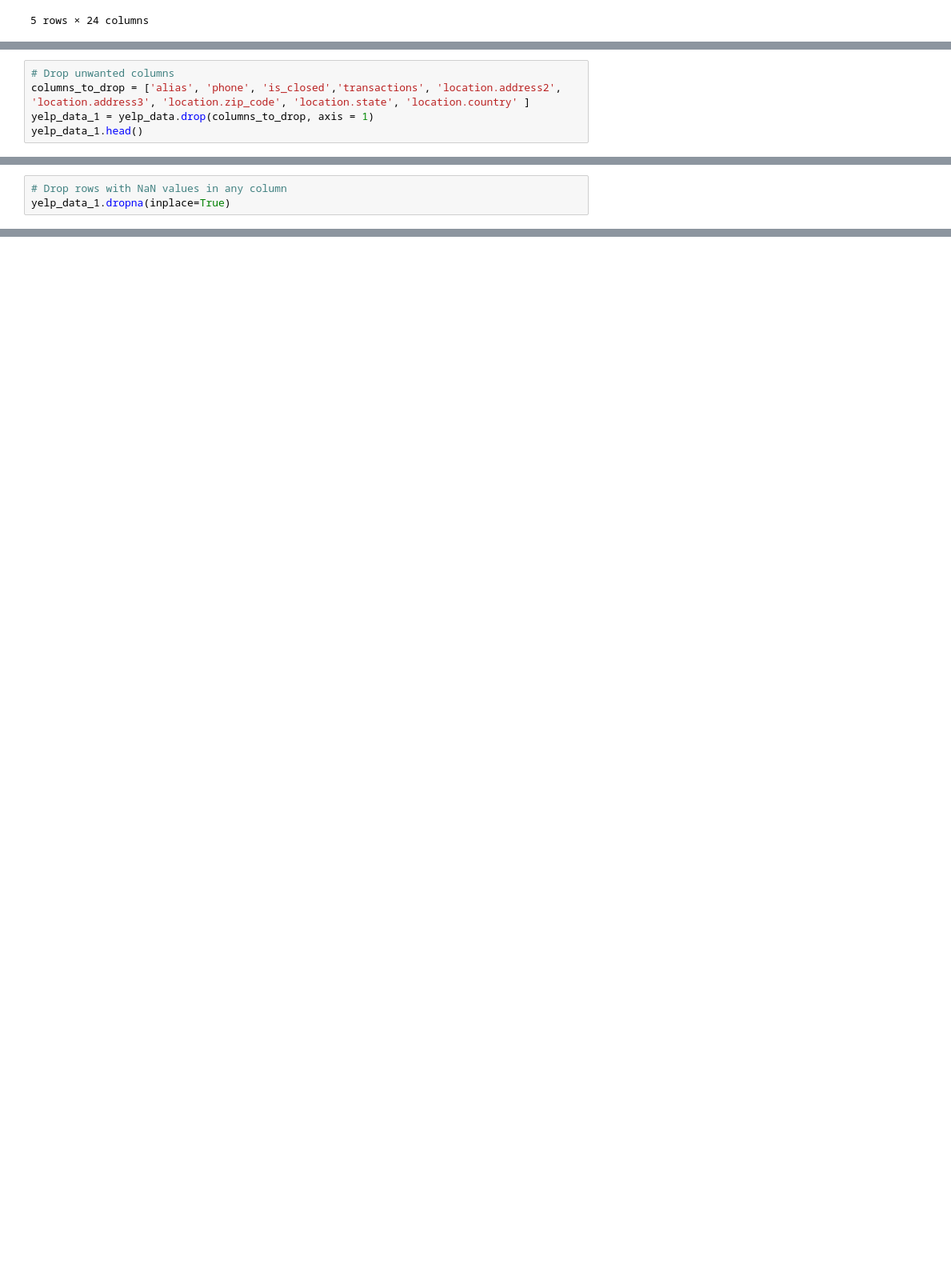
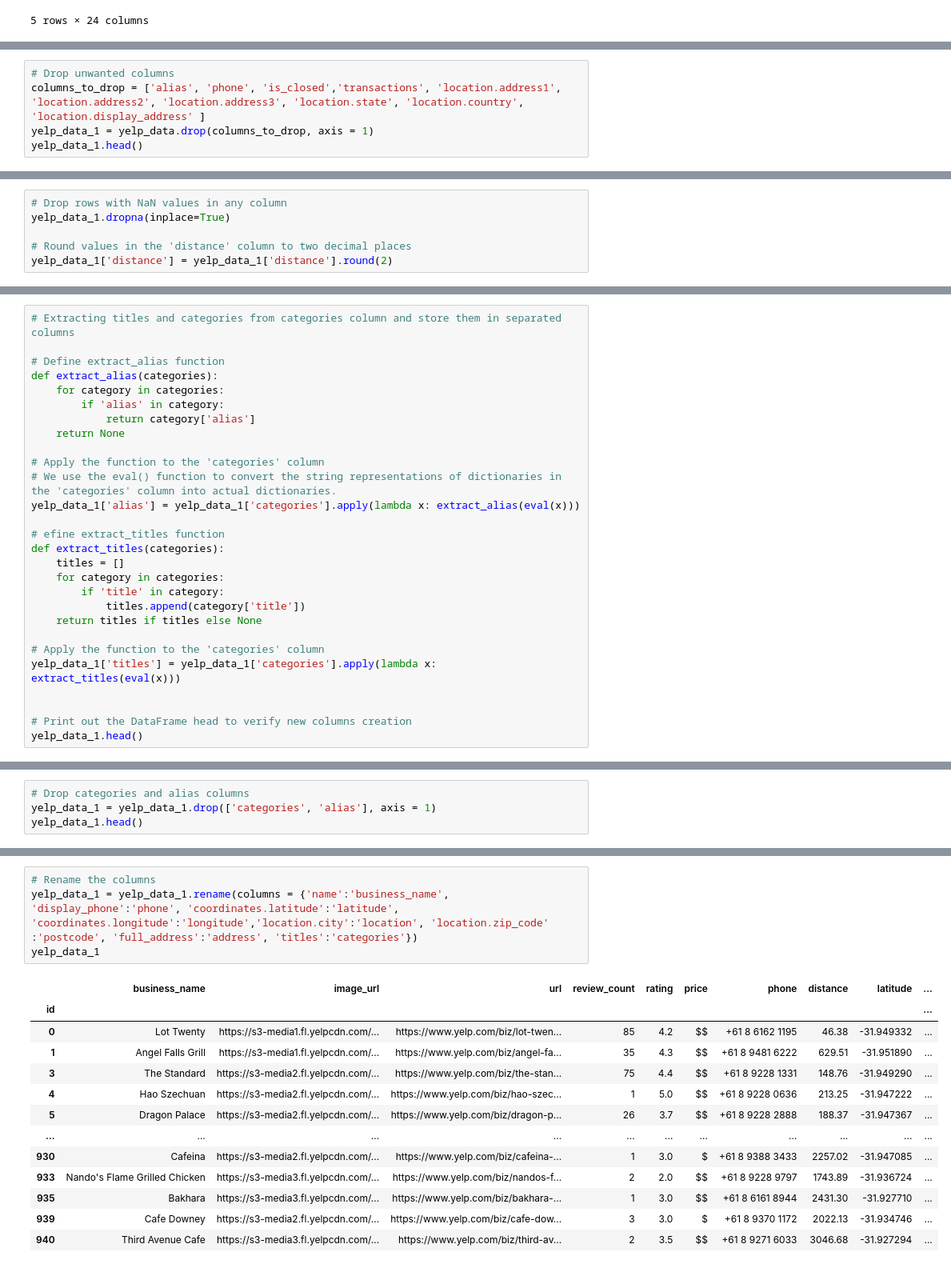
Before and after one commit to Shivabajelan/Perth-Restaurant-Explorer-Mapping-Insights-Analysing-Trends, a Jupyter notebook: data_cleaning.ipynb, the cells around one changed output, grey strips where cells are left out. Shown at 80% size. Saved outputs shown, nothing was run; the diff lists cells and outputs as text; blank space fills up the shorter version.

Commit message:
data got cleaned and database connection done

```diff
--- a/data_cleaning.ipynb
+++ b/data_cleaning.ipynb
@@ -43,6 +76,6 @@ yelp_data.set_index('id', inplace=True)
 # %%
 # Drop unwanted columns
-columns_to_drop = ['alias', 'phone', 'is_closed','transactions', 'location.address2', 'location.address3', 'location.zip_code', 'location.state', 'location.country' ]
+columns_to_drop = ['alias', 'phone', 'is_closed','transactions', 'location.address1', 'location.address2', 'location.address3', 'location.state', 'location.country', 'location.display_address' ]
 yelp_data_1 = yelp_data.drop(columns_to_drop, axis = 1)
 yelp_data_1.head()
 # %% [output]
@@ -56,3 +89,6 @@ yelp_data_1.head()
 # %%
 # Drop rows with NaN values in any column
 yelp_data_1.dropna(inplace=True)
+
+# Round values in the 'distance' column to two decimal places
+yelp_data_1['distance'] = yelp_data_1['distance'].round(2)
@@ -78,0 +95,28 @@ memory usage: 62.1+ KB
+# %%
+# Extracting titles and categories from categories column and store them in separated columns
+
+# Define extract_alias function
+def extract_alias(categories):
+    for category in categories:
+        if 'alias' in category:
+            return category['alias']
+    return None
+
+# Apply the function to the 'categories' column
+# We use the eval() function to convert the string representations of dictionaries in the 'categories' column into actual dictionaries.
+yelp_data_1['alias'] = yelp_data_1['categories'].apply(lambda x: extract_alias(eval(x)))
+
+# efine extract_titles function
+def extract_titles(categories):
+    titles = []
+    for category in categories:
+        if 'title' in category:
+            titles.append(category['title'])
+    return titles if titles else None
+
+# Apply the function to the 'categories' column
+yelp_data_1['titles'] = yelp_data_1['categories'].apply(lambda x: extract_titles(eval(x)))
+
+
+# Print out the DataFrame head to verify new columns creation
+yelp_data_1.head()
@@ -78,0 +131,4 @@ memory usage: 62.1+ KB
+# %%
+# Drop categories and alias columns
+yelp_data_1 = yelp_data_1.drop(['categories', 'alias'], axis = 1)
+yelp_data_1.head()
@@ -78,0 +153,18 @@ memory usage: 62.1+ KB
+# %%
+# Rename the columns
+yelp_data_1 = yelp_data_1.rename(columns = {'name':'business_name', 'display_phone':'phone', 'coordinates.latitude':'latitude', 'coordinates.longitude':'longitude','location.city':'location', 'location.zip_code' :'postcode', 'full_address':'address', 'titles':'categories'})
+yelp_data_1
+# %% [output]
+|  | business_name | image_url | url | review_count | rating | price | phone | distance | latitude | ... |
+| id |  |  |  |  |  |  |  |  |  | ... |
+| 0 | Lot Twenty | https://s3-media1.fl.yelpcdn.com/... | https://www.yelp.com/biz/lot-twen... | 85 | 4.2 | $$ | +61 8 6162 1195 | 46.38 | -31.949332 | ... |
+| 1 | Angel Falls Grill | https://s3-media1.fl.yelpcdn.com/... | https://www.yelp.com/biz/angel-fa... | 35 | 4.3 | $$ | +61 8 9481 6222 | 629.51 | -31.951890 | ... |
+| 3 | The Standard | https://s3-media2.fl.yelpcdn.com/... | https://www.yelp.com/biz/the-stan... | 75 | 4.4 | $$ | +61 8 9228 1331 | 148.76 | -31.949290 | ... |
+| 4 | Hao Szechuan | https://s3-media2.fl.yelpcdn.com/... | https://www.yelp.com/biz/hao-szec... | 1 | 5.0 | $$ | +61 8 9228 0636 | 213.25 | -31.947222 | ... |
+| 5 | Dragon Palace | https://s3-media2.fl.yelpcdn.com/... | https://www.yelp.com/biz/dragon-p... | 26 | 3.7 | $$ | +61 8 9228 2888 | 188.37 | -31.947367 | ... |
+| ... | ... | ... | ... | ... | ... | ... | ... | ... | ... | ... |
+| 930 | Cafeina | https://s3-media2.fl.yelpcdn.com/... | https://www.yelp.com/biz/cafeina-... | 1 | 3.0 | $ | +61 8 9388 3433 | 2257.02 | -31.947085 | ... |
+| 933 | Nando's Flame Grilled Chicken | https://s3-media3.fl.yelpcdn.com/... | https://www.yelp.com/biz/nandos-f... | 2 | 2.0 | $$ | +61 8 9228 9797 | 1743.89 | -31.936724 | ... |
+| 935 | Bakhara | https://s3-media3.fl.yelpcdn.com/... | https://www.yelp.com/biz/bakhara-... | 1 | 3.0 | $$ | +61 8 6161 8944 | 2431.30 | -31.927710 | ... |
+| 939 | Cafe Downey | https://s3-media2.fl.yelpcdn.com/... | https://www.yelp.com/biz/cafe-dow... | 3 | 3.0 | $ | +61 8 9370 1172 | 2022.13 | -31.934746 | ... |
+| 940 | Third Avenue Cafe | https://s3-media3.fl.yelpcdn.com/... | https://www.yelp.com/biz/third-av... | 2 | 3.5 | $$ | +61 8 9271 6033 | 3046.68 | -31.927294 | ... |
```
Also changed, not shown: parts of 11 cells of this notebook, 4 other files.
